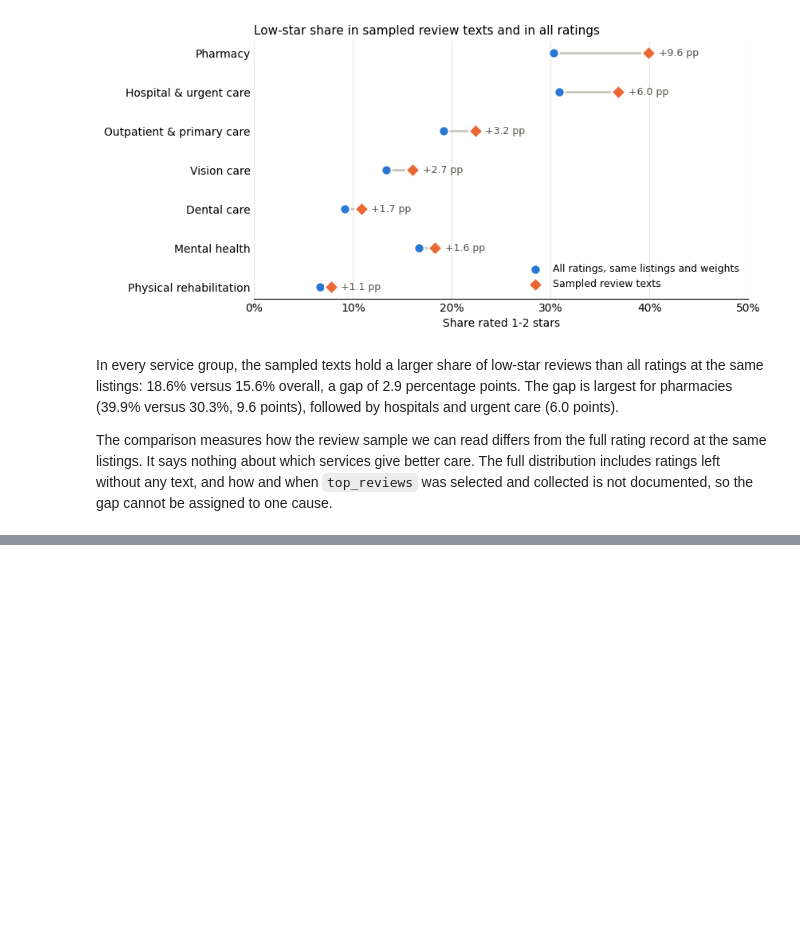
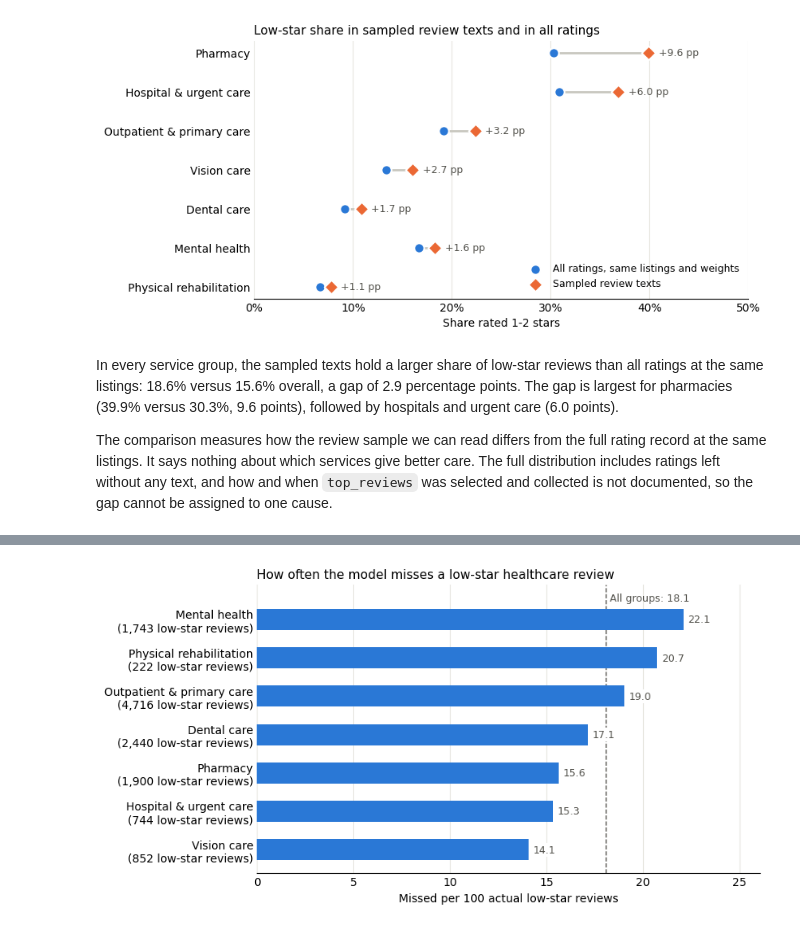
Before and after one commit to kptransfer2024-cmd/Datathon-For-SocialGood, a Jupyter notebook: analysis.ipynb, the cells around one changed output, grey strips where cells are left out. Drawn from its saved outputs; the diff is of its cells as text; code cells hidden in the pictures; blank space fills up the shorter version.

```diff
--- a/analysis.ipynb
+++ b/analysis.ipynb
@@ -524,0 +721,17 @@ A table by service group will show reviews, place listings, actual low-star revi
+# %%
+healthcare_scored = healthcare_reviews.assign(
+    actual_low_star=healthcare_reviews["low_star"].astype(int),
+    predicted_low_star=predict_low_star(final_model, healthcare_reviews),
+    low_star_probability=final_model.predict_proba(healthcare_reviews["text"])[:, 1],
+)
+healthcare_scores = {
+    "Majority baseline": score_predictions(healthcare_reviews["low_star"], predict_low_star(baseline_model, healthcare_reviews)),
+    "TF-IDF + logistic regression": score_predictions(healthcare_scored["actual_low_star"], healthcare_scored["predicted_low_star"]),
+}
+
+overall_table = pd.DataFrame({
+    ("Internal test: general reviews", classifier): scores for classifier, scores in internal_test_scores.items()
+} | {
+    ("External test: Bay Area healthcare", classifier): scores for classifier, scores in healthcare_scores.items()
+}).T.rename_axis(["Test set", "Classifier"]).drop(columns="False positives")
+format_columns(overall_table, {"Reviews": "{:,.0f}", "Actual low-star": "{:,.0f}", "Missed low-star": "{:,.0f}", **METRIC_FORMATS})
@@ -524,0 +792,27 @@ A table by service group will show reviews, place listings, actual low-star revi
+# %%
+# Missed reviews per 100 actual low-star reviews, highest at the top. Labels carry the low-star denominator.
+miss_chart = group_error_table.sort_values("Miss rate")
+missed_per_100 = 100 * miss_chart["Miss rate"]
+overall_missed_per_100 = 100 * (1 - external_model_scores["Low-star recall"])
+bar_labels = [f"{group}\n({count:,.0f} low-star reviews)" for group, count in miss_chart["Actual low-star"].items()]
+
+fig, ax = plt.subplots(figsize=(8, 4.6))
+bars = ax.barh(bar_labels, missed_per_100, height=0.55, color="#2a78d6", zorder=2)
+ax.axvline(overall_missed_per_100, color="#52514b", linewidth=1, linestyle="--", zorder=1)
+ax.bar_label(bars, labels=[f"{value:.1f}" for value in missed_per_100], padding=4, fontsize=9, color="#52514b",
+             bbox={"facecolor": "white", "edgecolor": "none", "pad": 1.5})
+ax.annotate(f"All groups: {overall_missed_per_100:.1f}", (overall_missed_per_100, len(bar_labels) - 0.45),
+            xytext=(4, 0), textcoords="offset points", fontsize=9, color="#52514b", va="center")
+
+ax.set_xlim(0, max(missed_per_100) * 1.18)
+ax.set_ylim(-0.6, len(bar_labels) - 0.1)
+ax.set_xlabel("Missed per 100 actual low-star reviews")
+ax.set_title("How often the model misses a low-star healthcare review", loc="left", fontsize=11)
+ax.grid(axis="x", color="#e7e6e0", linewidth=0.8)
+ax.set_axisbelow(True)
+ax.tick_params(length=0)
+for side in ("top", "right", "left"):
+    ax.spines[side].set_visible(False)
+plt.show()
+# %% [output]
+[figure, added]
```
Also changed, not shown: parts of 25 cells of this notebook, 1 other file.
